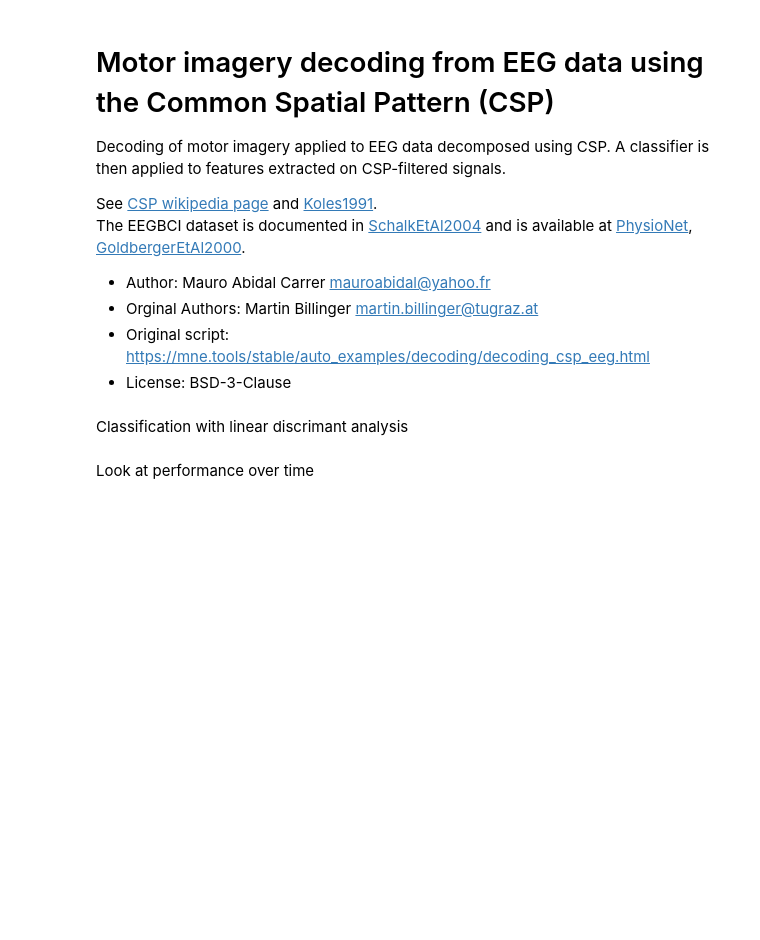
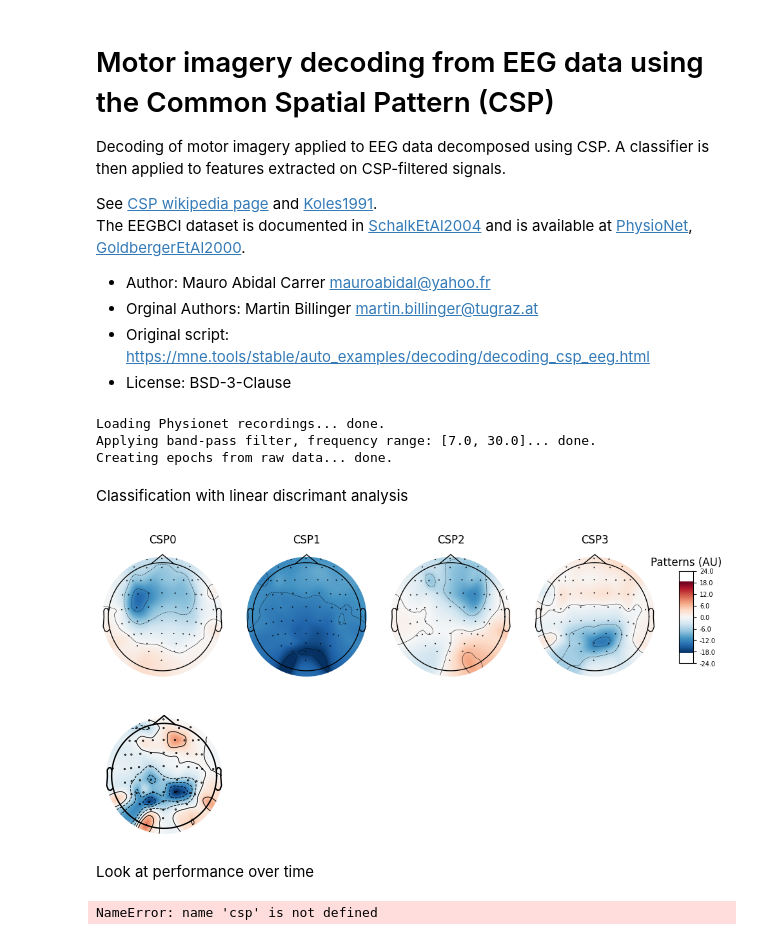
Before and after one commit to MauroAbidalCarrer/EEG-MI-classification, a Jupyter notebook: decoding_csp_eeg.ipynb, the cells around one changed output. Saved outputs shown, nothing was run; the diff lists cells and outputs as text; code cells hidden in the pictures; blank space fills up the shorter version.

```diff
--- a/decoding_csp_eeg.ipynb
+++ b/decoding_csp_eeg.ipynb
@@ -45,20 +45,20 @@ raw_fnames = eegbci.load_data(subject, runs)                                # -G
 raw = concatenate_raws([read_raw_edf(f, preload=True) for f in raw_fnames]) # -Load(read_raw_edf) in memomry(preloard=True) recprdings and convcatenate them.
 eegbci.standardize(raw)  # set channel names                                # -Not sure what this does but it's necessary...
 raw.set_montage(make_standard_montage("standard_1005"))                     # -Specify to MNE what montage/setup was used during the recording.
-                                                                            # "standard_1005" refers to a standardized way of placing electrodes on the testee.
-                                                                            # See https://en.wikipedia.org/wiki/10%E2%80%9320_system_(EEG).
+                                                                            #  "standard_1005" refers to a standardized way of placing electrodes on the testee.
+                                                                            #  See https://en.wikipedia.org/wiki/10%E2%80%9320_system_(EEG).
 print(' done.')
-set_log_level(verbose=True)
 
+print(f'Applying band-pass filter, frequency range: [{7.0}, {30.0}]...', end='')
 raw.filter(7.0, 30.0, skip_by_annotation="edge")                            # -Apply bandpass filter, only keep frequecies in the range 7-30 Hz.
 events, _ = events_from_annotations(raw, event_id=dict(T1=0, T2=1))         # -Make events from annotaions, only use T1 and T2 annotations. Mark them as 0 and 1 respectively.
-                                                                            # According to the Physionet EEG-MI dataset web page(https://physionet.org/content/eegmmidb/1.0.0/),
-                                                                            # T0 corresponds to the motion of both fists and T1 to the motion of both feet.
+                                                                            #  According to the Physionet EEG-MI dataset web page(https://physionet.org/content/eegmmidb/1.0.0/),
+                                                                            #  T0 corresponds to the motion of both fists and T1 to the motion of both feet.
+print(' done.')
 
-set_log_level(verbose=False)
 print('Creating epochs from raw data...', end='')
 
-picks = pick_types(raw.info, eeg=True)                                      # Specify that we only want to listen to the EEG channels, the other channels are set to False by default.
+picks = pick_types(raw.info, eeg=True)                                      # -Specify that we only want to listen to the EEG channels, the other channels are set to False by default.
 # Read epochs (train will be done only between 1 and 2s)
 # Testing will be done with a running classifier
 epochs = Epochs(
@@ -72,37 +72,55 @@ epochs = Epochs(
     baseline=None,
     preload=True,
 )
-epochs_train = epochs.copy().crop(tmin=1.0, tmax=2.0)
-labels = epochs.events[:, -1]
 
 print(' done.')
+# %% [output]
+Loading Physionet recordings... done.
+Applying band-pass filter, frequency range: [7.0, 30.0]... done.
+Creating epochs from raw data... done.
 # %% [markdown]
 Classification with linear discrimant analysis
 # %%
-# Define a monte-carlo cross-validation generator (reduce variance):
-scores = []
-epochs_data = epochs.get_data()
-epochs_data_train = epochs_train.get_data()
+epochs_data_train = epochs.get_data(tmin=1.0, tmax=2.0)
+labels = epochs.events[:, -1]
+
+from my_CSP import MyCSP
+
 cv = ShuffleSplit(10, test_size=0.2, random_state=42)
 cv_split = cv.split(epochs_data_train)
 
 # Assemble a classifier
-csp = mne.decoding.CSP(n_components=4, reg=None, log=True, norm_trace=False)
-lda = LinearDiscriminantAnalysis()
+N_COMPONENTS=4
+mne_csp = mne.decoding.CSP(n_components=N_COMPONENTS, reg=None, log=True, norm_trace=False)
+my_csp = MyCSP()
 
-# Use scikit-learn Pipeline with cross_val_score function
-clf = Pipeline([("csp", csp), ("lda", lda)])
-scores = cross_val_score(clf, epochs_data_train, labels, cv=cv, n_jobs=None)
-print(f"Classification accuracy: {np.mean(scores)}.\n")
+mne_csp.fit(epochs_data_train, labels)
+mne_csp.plot_patterns(epochs.info, ch_type="eeg", units="Patterns (AU)", size=1.5)
+my_csp.fit(epochs_data_train, labels)
+_ = my_csp.plot_patterns(epochs.info)
+# plot_topomap(my_csp.patterns_, epochs.info, ch_type="eeg", units="Patterns (AU)", size=1.5)
+# print('mn csp:\n', mne_csp.filters_[: N_COMPONENTS])
+# print('mn csp:\n', my_csp.filters_[: N_COMPONENTS])
 
-clf.fit(epochs_data_train, labels)                                                          #-Apperently, cross_val_score doesn't fit the model passed as argument.
-_ = clf['csp'].plot_patterns(epochs.info, ch_type="eeg", units="Patterns (AU)", size=1.5)   #-Assign the returned value to an ignored variable to prevent the chart from getting shown twice.
+# lda = LinearDiscriminantAnalysis()
+
+# # Use scikit-learn Pipeline with cross_val_score function
+# clf = Pipeline([("csp", csp), ("lda", lda)])
+# scores = cross_val_score(clf, epochs_data_train, labels, cv=cv, n_jobs=None)
+# print(f"Classification accuracy: {np.mean(scores)}.\n")
+
+# clf.fit(epochs_data_train, labels)                                                            #-Apperently, cross_val_score doesn't fit the model passed as argument.
+# _ = clf['csp'].plot_patterns(epochs.info, ch_type="eeg", units="Patterns (AU)", size=1.5)     #-Assign the returned value to an ignored variable to prevent the chart from getting shown twice.
+# %% [output]
+[figure, added]
+[figure, added]
 # %% [markdown]
 Look at performance over time
 # %%
 sfreq = raw.info["sfreq"]
 w_length = int(sfreq * 0.5)  # running classifier: window length
 w_step = int(sfreq * 0.1)  # running classifier: window step size
+epochs_data = epochs.get_data()
 w_start = np.arange(0, epochs_data.shape[2] - w_length, w_step)
 
 scores_windows = []
@@ -135,3 +153,5 @@ plt.ylabel("classification accuracy")
 plt.title("Classification score over time")
 plt.legend(loc="lower right")
 plt.show()
+# %% [output]
+NameError: name 'csp' is not defined
```
Also changed, not shown: 1 other file.
